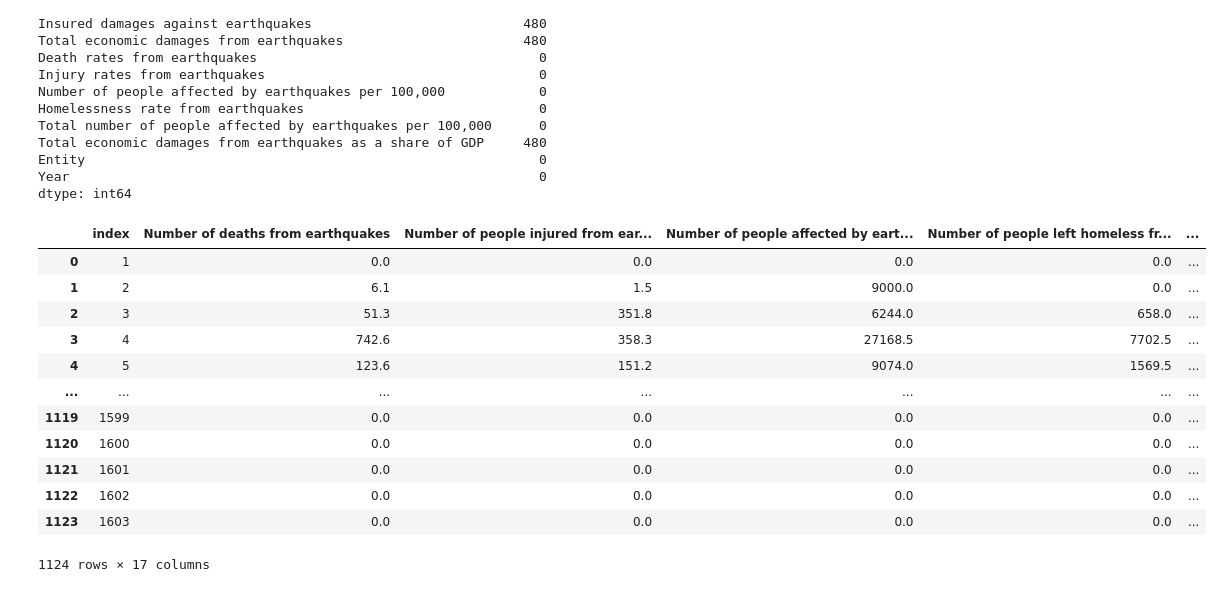
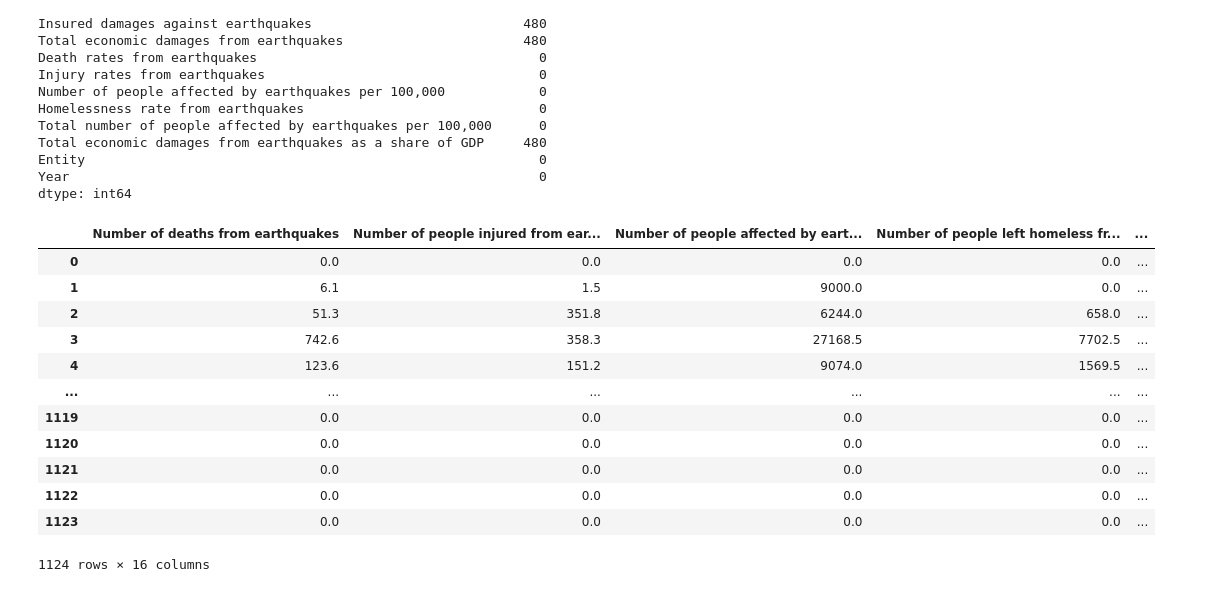
Before and after one commit to AinaRezal/DSCI_22FTT1363_AS01, a Jupyter notebook: disaster.ipynb, the cells around one changed output. Cells and saved outputs as stored; diff of their text form; code cells hidden in the pictures.

```diff
--- a/disaster.ipynb
+++ b/disaster.ipynb
@@ -41,25 +41,26 @@ dtype: int64
 # %%
 df.dropna(subset=['Reconstruction costs from earthquakes',
          'Insured damages against earthquakes',
          'Total economic damages from earthquakes',
          'Total economic damages from earthquakes as a share of GDP'],
           inplace=True)
-df.reset_index(inplace=True)
+df = df.reset_index()
+df = df.drop(['index'], axis=1)
 df
 # %% [output]
-|  | index | Number of deaths from earthquakes | Number of people injured from ear... | Number of people affected by eart... | Number of people left homeless fr... | ... |
-| 0 | 1 | 0.0 | 0.0 | 0.0 | 0.0 | ... |
-| 1 | 2 | 6.1 | 1.5 | 9000.0 | 0.0 | ... |
-| 2 | 3 | 51.3 | 351.8 | 6244.0 | 658.0 | ... |
-| 3 | 4 | 742.6 | 358.3 | 27168.5 | 7702.5 | ... |
-| 4 | 5 | 123.6 | 151.2 | 9074.0 | 1569.5 | ... |
-| ... | ... | ... | ... | ... | ... | ... |
-| 1119 | 1599 | 0.0 | 0.0 | 0.0 | 0.0 | ... |
-| 1120 | 1600 | 0.0 | 0.0 | 0.0 | 0.0 | ... |
-| 1121 | 1601 | 0.0 | 0.0 | 0.0 | 0.0 | ... |
-| 1122 | 1602 | 0.0 | 0.0 | 0.0 | 0.0 | ... |
-| 1123 | 1603 | 0.0 | 0.0 | 0.0 | 0.0 | ... |
+|  | Number of deaths from earthquakes | Number of people injured from ear... | Number of people affected by eart... | Number of people left homeless fr... | ... |
+| 0 | 0.0 | 0.0 | 0.0 | 0.0 | ... |
+| 1 | 6.1 | 1.5 | 9000.0 | 0.0 | ... |
+| 2 | 51.3 | 351.8 | 6244.0 | 658.0 | ... |
+| 3 | 742.6 | 358.3 | 27168.5 | 7702.5 | ... |
+| 4 | 123.6 | 151.2 | 9074.0 | 1569.5 | ... |
+| ... | ... | ... | ... | ... | ... |
+| 1119 | 0.0 | 0.0 | 0.0 | 0.0 | ... |
+| 1120 | 0.0 | 0.0 | 0.0 | 0.0 | ... |
+| 1121 | 0.0 | 0.0 | 0.0 | 0.0 | ... |
+| 1122 | 0.0 | 0.0 | 0.0 | 0.0 | ... |
+| 1123 | 0.0 | 0.0 | 0.0 | 0.0 | ... |
-1124 rows × 17 columns
+1124 rows × 16 columns
 # %%
 # Creating a new CSV file
 
```
Also changed, not shown: 3 other files.
